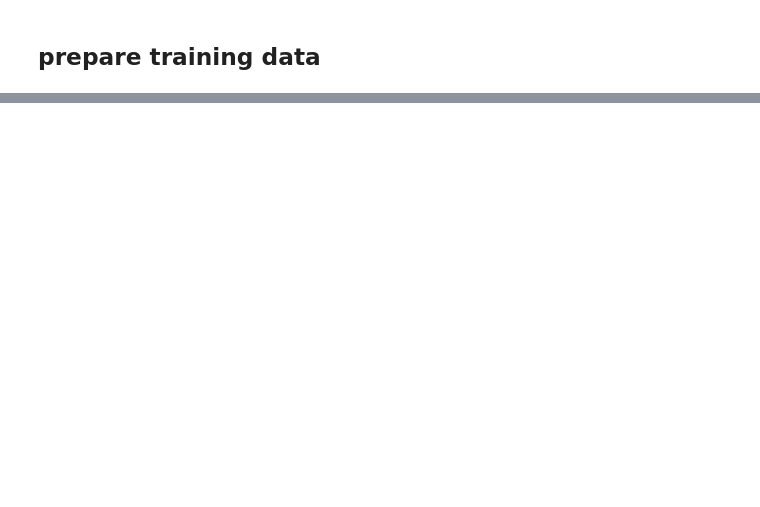
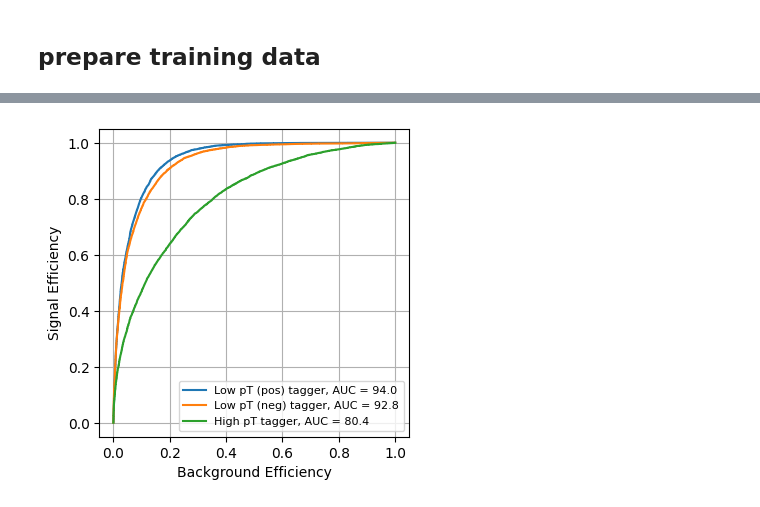
Before and after one commit to hftsoi/smart-pixels, a Jupyter notebook: smart_pixels.ipynb, the cells around one changed output, grey strips where cells are left out. Drawn from its saved outputs; the diff is of its cells as text; code cells hidden in the pictures; blank space fills up the shorter version.

```diff
--- a/smart_pixels.ipynb
+++ b/smart_pixels.ipynb
@@ -177,0 +281,3 @@ Y_test  shape: (199987, 3)
+# %%
+Y_pred = model.predict(X_test)
+print("Accuracy: {}".format(accuracy_score(np.argmax(Y_test, axis=1), np.argmax(Y_pred, axis=1))))
@@ -177,0 +287,18 @@ Y_test  shape: (199987, 3)
+# %%
+def plot_roc(y_test, y_pred, labels):
+    for x, label in enumerate(labels):
+        fpr, tpr, _ = roc_curve(y_test[:, x], y_pred[:, x])
+        plt.plot(fpr, tpr, label='{0} tagger, AUC = {1:.1f}'.format(label, auc(fpr, tpr)*100.), linestyle='-')
+    #plt.semilogy()
+    #plt.semilogx()
+    plt.ylabel("Signal Efficiency")
+    plt.xlabel("Background Efficiency")
+    #plt.ylim(0.00001, 1)
+    #plt.xlim(0.00001, 1)
+    plt.grid(True)
+    plt.legend(loc='best', fontsize=8)
+
+plt.figure(figsize=(4, 4))
+plot_roc(Y_test, Y_pred, ['Low pT (pos)','Low pT (neg)','High pT'])
+# %% [output]
+[figure, added]
```
Also changed, not shown: parts of 13 cells of this notebook.
